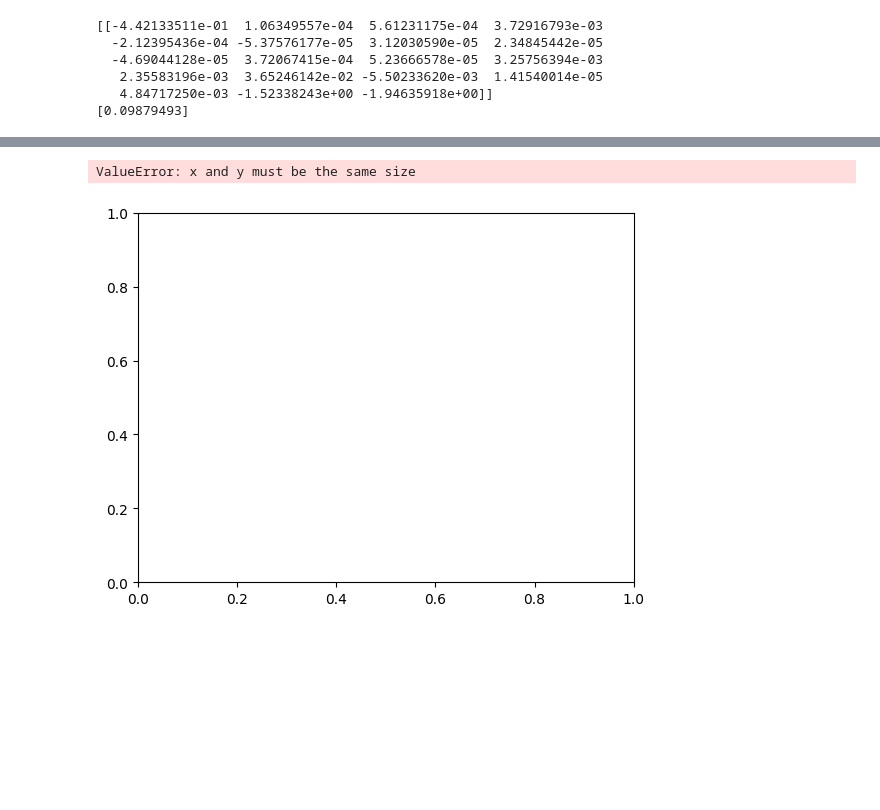
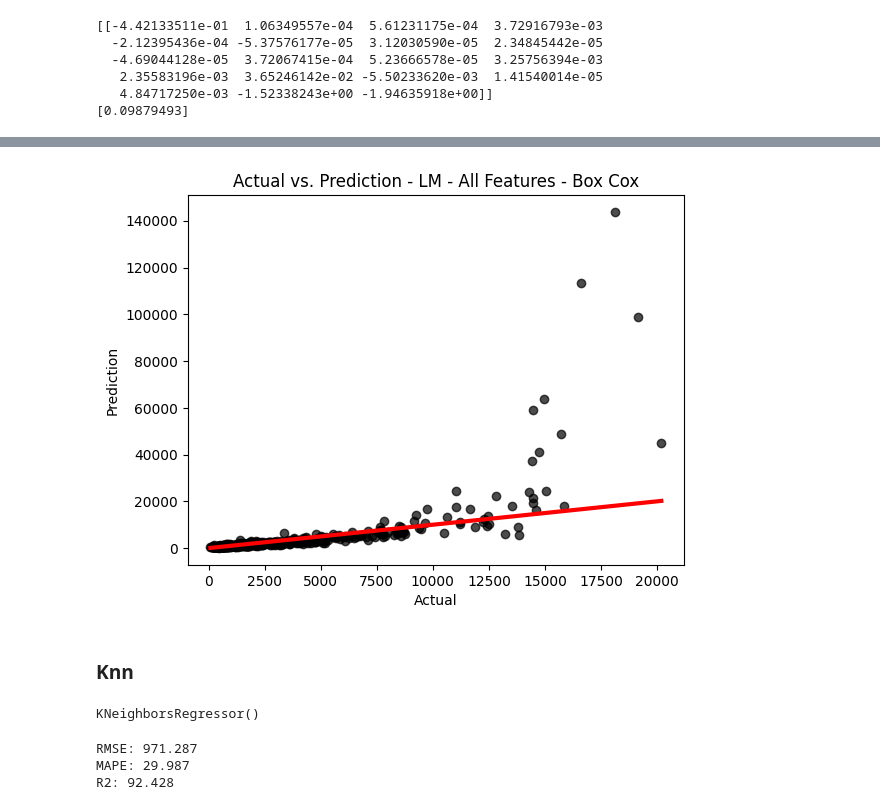
Before and after one commit to frd-mzh/DataScienceMLAI, a Jupyter notebook: Codes/CourseProject.ipynb, the cells around one changed output, grey strips where cells are left out. Saved outputs shown, nothing was run; the diff lists cells and outputs as text; code cells hidden in the pictures; blank space fills up the shorter version.

```diff
--- a/Codes/CourseProject.ipynb
+++ b/Codes/CourseProject.ipynb
@@ -476,13 +463,37 @@ Length: 543, dtype: float64
 # %%
 #Plot actual vs. prediction - Test
-plt.scatter(y_train, y_test_pred_1, c = 'black', alpha = 0.7)
+plt.scatter(y_train, y_train_pred_2, c = 'black', alpha = 0.7)
 plt.xlabel('Actual')
 plt.ylabel('Prediction')
 plt.title('Actual vs. Prediction - LM - All Features - Box Cox')
 #Add 45 degree line
 xp = np.linspace(y_train.min() - 0.2, y_train.max() + 0.2, 100)
 plt.plot(xp, xp, c = 'red', linewidth = 3)
 plt.show()
 # %% [output]
-ValueError: x and y must be the same size
-[figure, old version]
+[figure, new version]
+# %% [markdown]
+### Knn
+# %%
+from sklearn.neighbors import KNeighborsRegressor
+model_3 = KNeighborsRegressor(n_neighbors = 5)
+model_3.fit(X_train, y_train)
+# %% [output]
+KNeighborsRegressor()
+# %%
+## Predict response variable in the train dataset
+y_train_pred_3 = model_3.predict(X_train)
+
+#Calculare residuals
+res_3 = y_train - y_train_pred_3
+
+#The root mean squared error
+print('RMSE: {:0.3f}'.format(mean_squared_error(y_train, y_train_pred_3, squared = False)))
+#The root mean squared error
+print('MAPE: {:0.3f}'.format(mean_absolute_percentage_error(y_train, y_train_pred_3) * 100))
+#The coefficient of determination
+print('R2: {:0.3f}'.format(r2_score(y_train, y_train_pred_3) * 100))
+# %% [output]
+RMSE: 971.287
+MAPE: 29.987
+R2: 92.428
```
Also changed, not shown: parts of 80 cells of this notebook.
